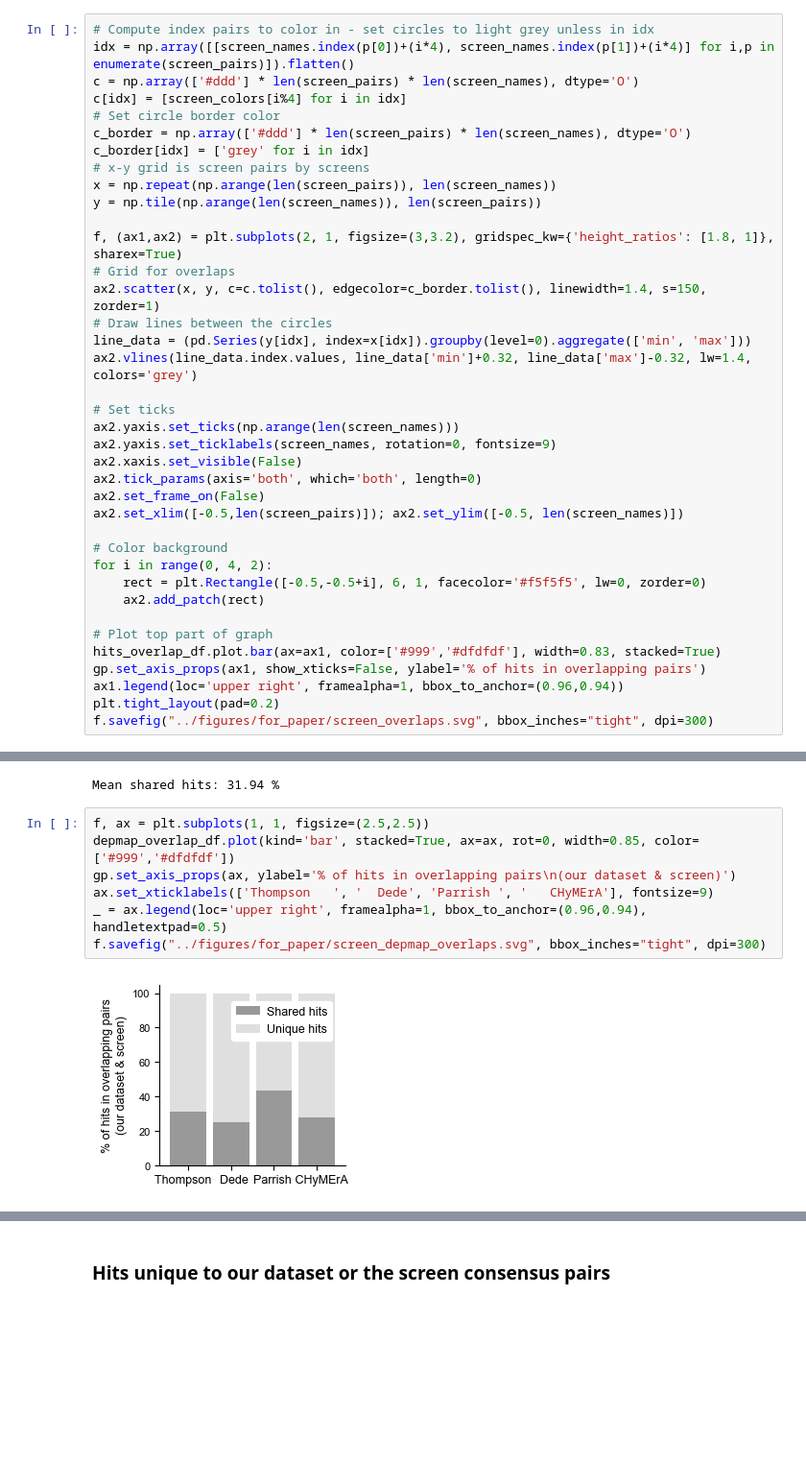
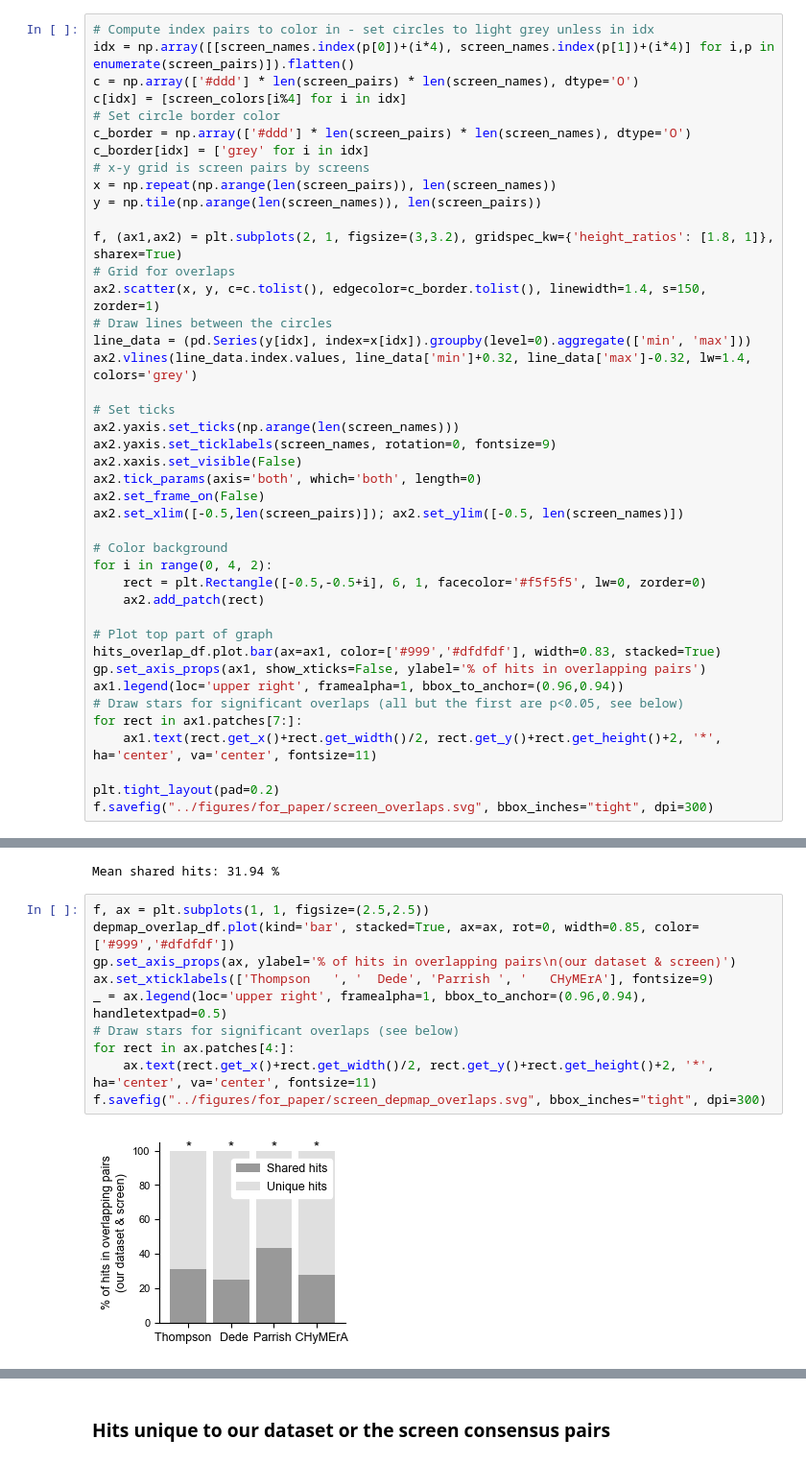
Before and after one commit to DeKegel/paralog_SL_prediction, a Jupyter notebook: 2_data_analysis/01_compare_GI_screens.ipynb, the cells around one changed output, grey strips where cells are left out. Shown at 96% size. Saved outputs shown, nothing was run; the diff lists cells and outputs as text; blank space fills up the shorter version.

```diff
--- a/2_data_analysis/01_compare_GI_screens.ipynb
+++ b/2_data_analysis/01_compare_GI_screens.ipynb
@@ -480,6 +480,10 @@ for i in range(0, 4, 2):
 hits_overlap_df.plot.bar(ax=ax1, color=['#999','#dfdfdf'], width=0.83, stacked=True)
 gp.set_axis_props(ax1, show_xticks=False, ylabel='% of hits in overlapping pairs')
 ax1.legend(loc='upper right', framealpha=1, bbox_to_anchor=(0.96,0.94))
+# Draw stars for significant overlaps (all but the first are p<0.05, see below)
+for rect in ax1.patches[7:]:
+    ax1.text(rect.get_x()+rect.get_width()/2, rect.get_y()+rect.get_height()+2, '*', ha='center', va='center', fontsize=11)
+
 plt.tight_layout(pad=0.2)
 f.savefig("../figures/for_paper/screen_overlaps.svg", bbox_inches="tight", dpi=300)
 # %% [output]
@@ -553,9 +558,12 @@ Mean shared hits: 31.94 %
 # %%
 f, ax = plt.subplots(1, 1, figsize=(2.5,2.5))
 depmap_overlap_df.plot(kind='bar', stacked=True, ax=ax, rot=0, width=0.85, color=['#999','#dfdfdf'])
 gp.set_axis_props(ax, ylabel='% of hits in overlapping pairs\n(our dataset & screen)')
 ax.set_xticklabels(['Thompson   ', '  Dede', 'Parrish ', '   CHyMErA'], fontsize=9)
 _ = ax.legend(loc='upper right', framealpha=1, bbox_to_anchor=(0.96,0.94), handletextpad=0.5)
+# Draw stars for significant overlaps (see below)
+for rect in ax.patches[4:]:
+    ax.text(rect.get_x()+rect.get_width()/2, rect.get_y()+rect.get_height()+2, '*', ha='center', va='center', fontsize=11)
 f.savefig("../figures/for_paper/screen_depmap_overlaps.svg", bbox_inches="tight", dpi=300)
 # %% [output]
-[figure, old version]
+[figure, new version]
```
Also changed, not shown: parts of 3 cells of this notebook, 11 other files.
